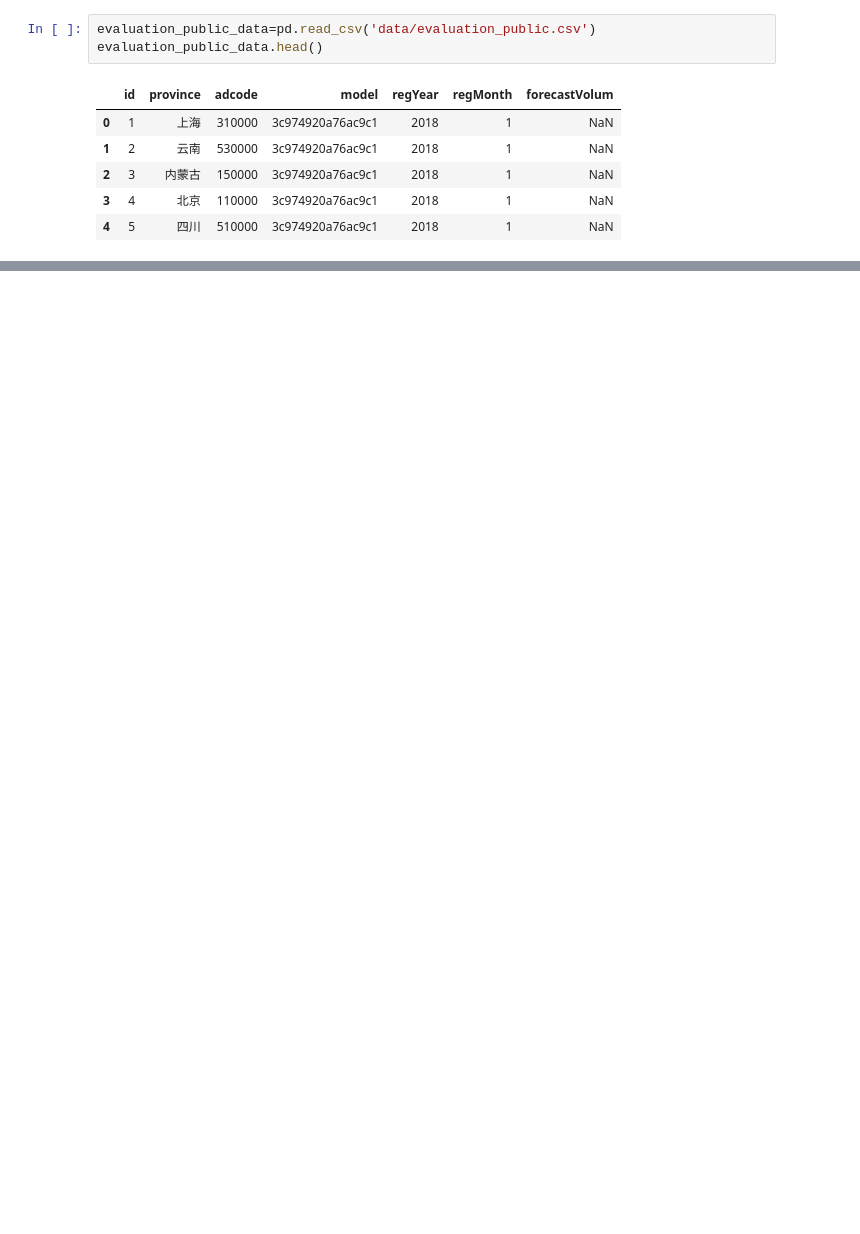
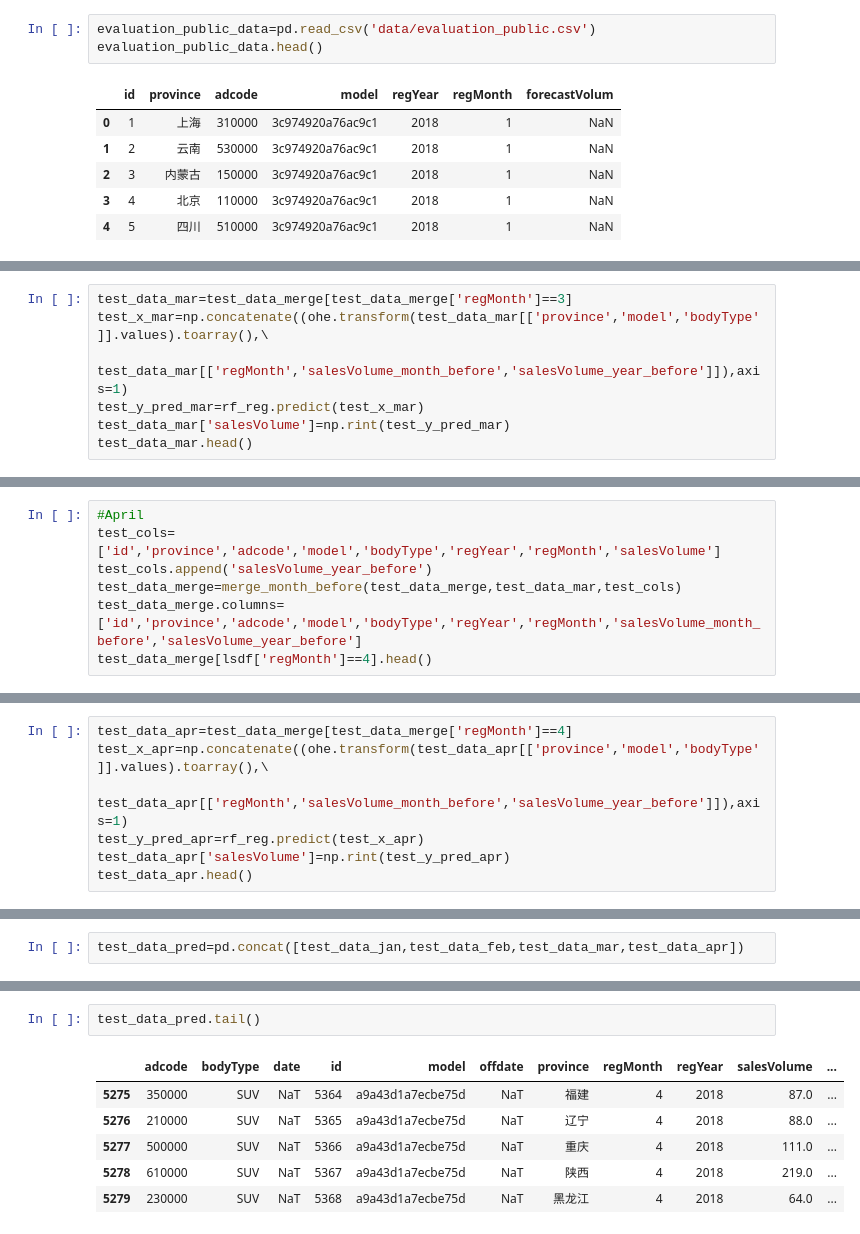
Before and after one commit to ljfhappier/pv-sales, a Jupyter notebook: data_ preparation.ipynb, the cells around one changed output, grey strips where cells are left out. Cells and saved outputs as stored; diff of their text form; blank space fills up the shorter version.

```diff
--- a/data_ preparation.ipynb
+++ b/data_ preparation.ipynb
@@ -51,0 +422,7 @@ evaluation_public_data.head()
+# %%
+test_data_mar=test_data_merge[test_data_merge['regMonth']==3]
+test_x_mar=np.concatenate((ohe.transform(test_data_mar[['province','model','bodyType']].values).toarray(),\
+                           test_data_mar[['regMonth','salesVolume_month_before','salesVolume_year_before']]),axis=1)
+test_y_pred_mar=rf_reg.predict(test_x_mar)
+test_data_mar['salesVolume']=np.rint(test_y_pred_mar)
+test_data_mar.head()
@@ -51,0 +436,7 @@ evaluation_public_data.head()
+# %%
+#April
+test_cols=['id','province','adcode','model','bodyType','regYear','regMonth','salesVolume']
+test_cols.append('salesVolume_year_before')
+test_data_merge=merge_month_before(test_data_merge,test_data_mar,test_cols)
+test_data_merge.columns=['id','province','adcode','model','bodyType','regYear','regMonth','salesVolume_month_before','salesVolume_year_before']
+test_data_merge[lsdf['regMonth']==4].head()
@@ -51,0 +450,7 @@ evaluation_public_data.head()
+# %%
+test_data_apr=test_data_merge[test_data_merge['regMonth']==4]
+test_x_apr=np.concatenate((ohe.transform(test_data_apr[['province','model','bodyType']].values).toarray(),\
+                           test_data_apr[['regMonth','salesVolume_month_before','salesVolume_year_before']]),axis=1)
+test_y_pred_apr=rf_reg.predict(test_x_apr)
+test_data_apr['salesVolume']=np.rint(test_y_pred_apr)
+test_data_apr.head()
@@ -51,0 +464,2 @@ evaluation_public_data.head()
+# %%
+test_data_pred=pd.concat([test_data_jan,test_data_feb,test_data_mar,test_data_apr])
@@ -51,0 +475,9 @@ evaluation_public_data.head()
+# %%
+test_data_pred.tail()
+# %% [output]
+|  | adcode | bodyType | date | id | model | offdate | province | regMonth | regYear | salesVolume | ... |
+| 5275 | 350000 | SUV | NaT | 5364 | a9a43d1a7ecbe75d | NaT | 福建 | 4 | 2018 | 87.0 | ... |
+| 5276 | 210000 | SUV | NaT | 5365 | a9a43d1a7ecbe75d | NaT | 辽宁 | 4 | 2018 | 88.0 | ... |
+| 5277 | 500000 | SUV | NaT | 5366 | a9a43d1a7ecbe75d | NaT | 重庆 | 4 | 2018 | 111.0 | ... |
+| 5278 | 610000 | SUV | NaT | 5367 | a9a43d1a7ecbe75d | NaT | 陕西 | 4 | 2018 | 219.0 | ... |
+| 5279 | 230000 | SUV | NaT | 5368 | a9a43d1a7ecbe75d | NaT | 黑龙江 | 4 | 2018 | 64.0 | ... |
```
Also changed, not shown: parts of 50 cells of this notebook, 2 other files.
